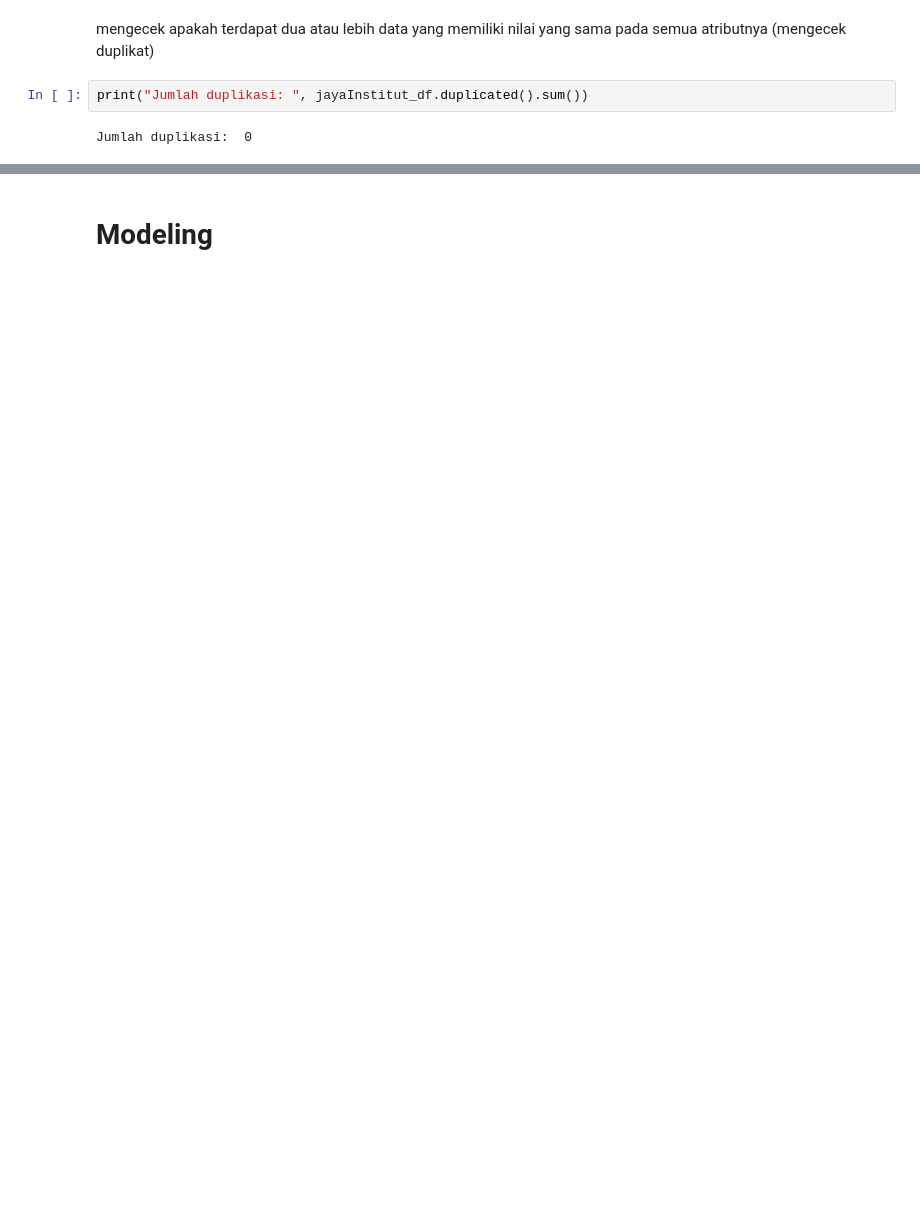
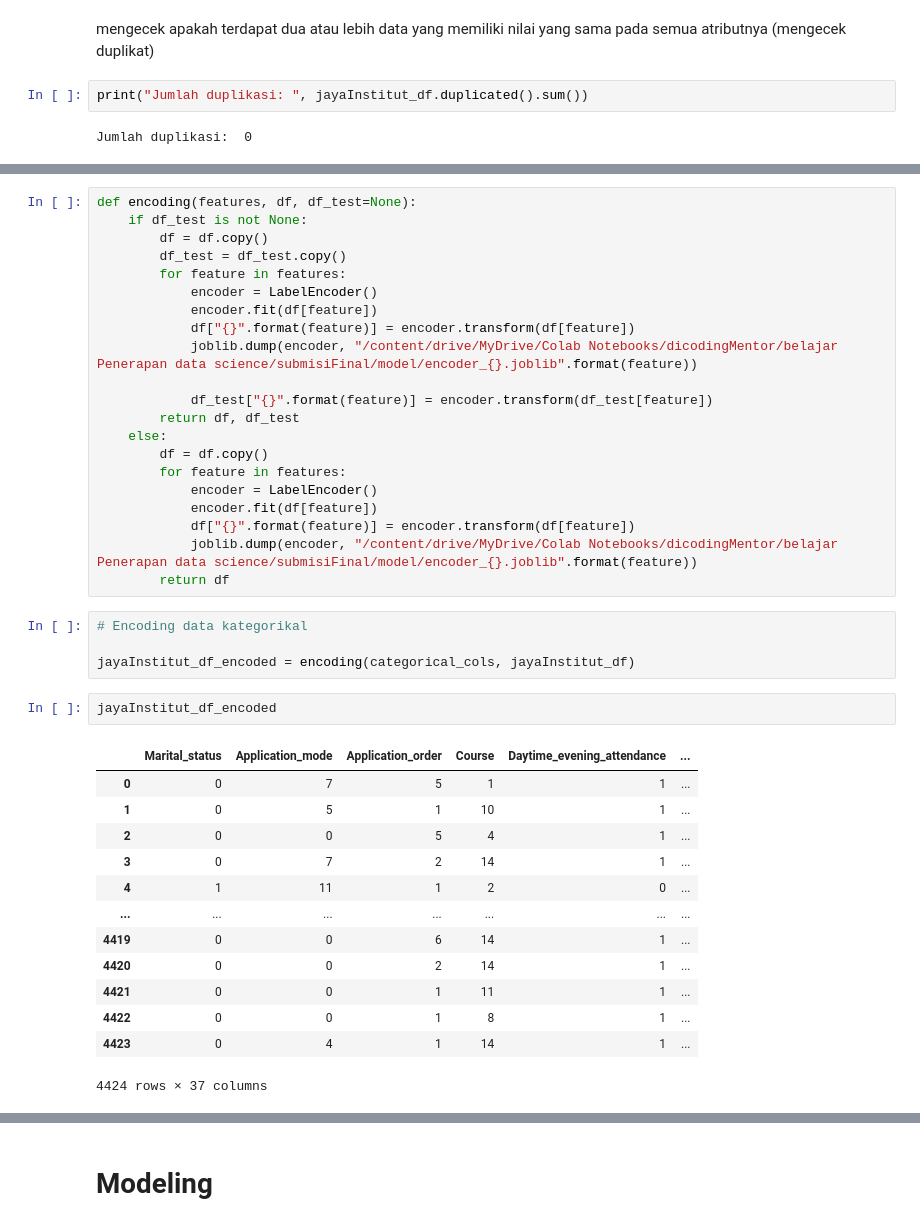
Before and after one commit to ImamSyabana/penerapan_DataScience_final, a Jupyter notebook: Final_submisi_penerapan_dataScience.ipynb, the cells around one changed output, grey strips where cells are left out. Drawn from its saved outputs; the diff is of its cells as text; blank space fills up the shorter version.

```diff
--- a/Final_submisi_penerapan_dataScience.ipynb
+++ b/Final_submisi_penerapan_dataScience.ipynb
@@ -356,0 +302,41 @@ numerical_dis_plot(
+# %%
+def encoding(features, df, df_test=None):
+    if df_test is not None:
+        df = df.copy()
+        df_test = df_test.copy()
+        for feature in features:
+            encoder = LabelEncoder()
+            encoder.fit(df[feature])
+            df["{}".format(feature)] = encoder.transform(df[feature])
+            joblib.dump(encoder, "/content/drive/MyDrive/Colab Notebooks/dicodingMentor/belajar Penerapan data science/submisiFinal/model/encoder_{}.joblib".format(feature))
+
+            df_test["{}".format(feature)] = encoder.transform(df_test[feature])
+        return df, df_test
+    else:
+        df = df.copy()
+        for feature in features:
+            encoder = LabelEncoder()
+            encoder.fit(df[feature])
+            df["{}".format(feature)] = encoder.transform(df[feature])
+            joblib.dump(encoder, "/content/drive/MyDrive/Colab Notebooks/dicodingMentor/belajar Penerapan data science/submisiFinal/model/encoder_{}.joblib".format(feature))
+        return df
+# %%
+# Encoding data kategorikal
+
+jayaInstitut_df_encoded = encoding(categorical_cols, jayaInstitut_df)
+# %%
+jayaInstitut_df_encoded
+# %% [output]
+|  | Marital_status | Application_mode | Application_order | Course | Daytime_evening_attendance | ... |
+| 0 | 0 | 7 | 5 | 1 | 1 | ... |
+| 1 | 0 | 5 | 1 | 10 | 1 | ... |
+| 2 | 0 | 0 | 5 | 4 | 1 | ... |
+| 3 | 0 | 7 | 2 | 14 | 1 | ... |
+| 4 | 1 | 11 | 1 | 2 | 0 | ... |
+| ... | ... | ... | ... | ... | ... | ... |
+| 4419 | 0 | 0 | 6 | 14 | 1 | ... |
+| 4420 | 0 | 0 | 2 | 14 | 1 | ... |
+| 4421 | 0 | 0 | 1 | 11 | 1 | ... |
+| 4422 | 0 | 0 | 1 | 8 | 1 | ... |
+| 4423 | 0 | 4 | 1 | 14 | 1 | ... |
+4424 rows × 37 columns
```
Also changed, not shown: parts of 137 cells of this notebook.
